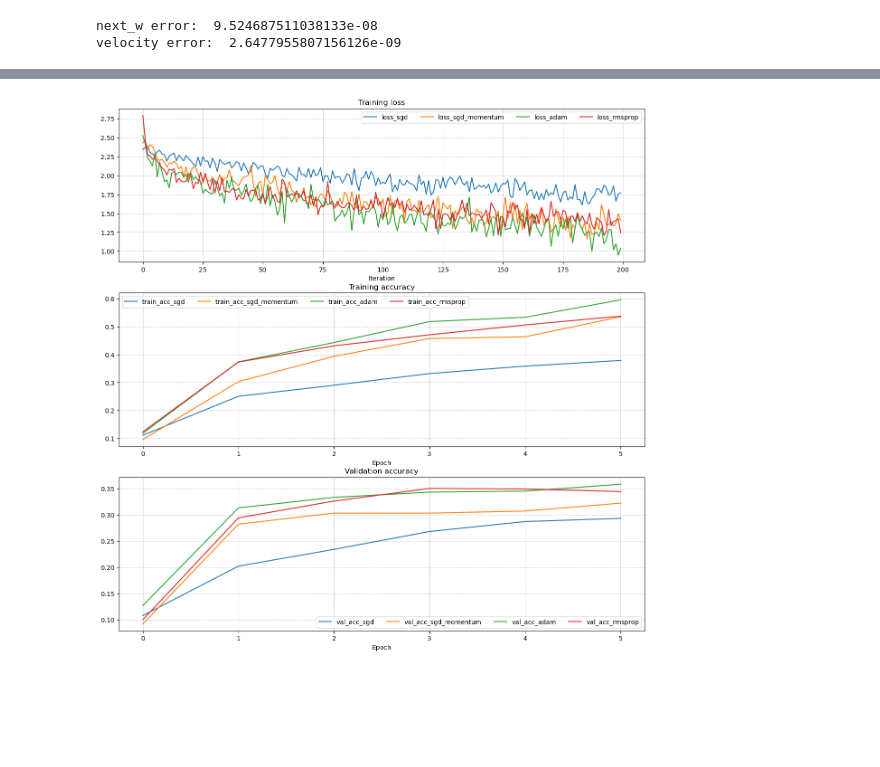
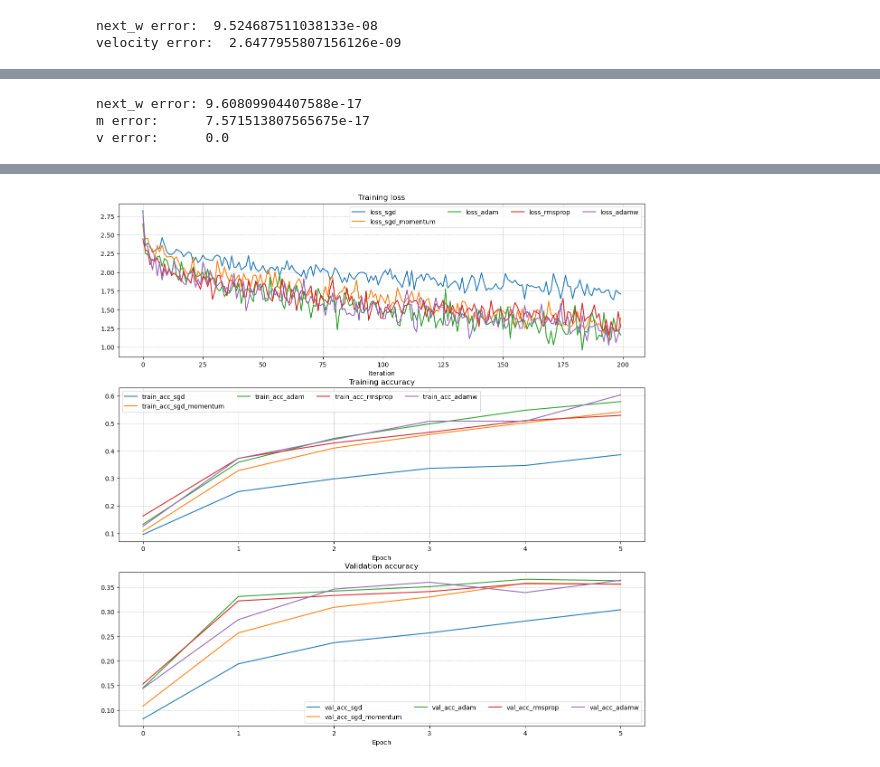
Before and after one commit to TuLa-1031/deep-learning-training, a Jupyter notebook: minigrad/FullyConnectedNet.ipynb, the cells around one changed output, grey strips where cells are left out. Drawn from its saved outputs; the diff is of its cells as text; code cells hidden in the pictures; blank space fills up the shorter version.

```diff
--- a/minigrad/FullyConnectedNet.ipynb
+++ b/minigrad/FullyConnectedNet.ipynb
@@ -354,6 +349,57 @@ m error:  4.214963193114416e-09
+# %%
+from optim import adamw
+import numpy as np
+
+def rel_error(x, y):
+    return np.max(np.abs(x - y) / np.maximum(1e-8, np.abs(x) + np.abs(y)))
+
+# Dimensions
+N, D = 4, 5
+
+# Weights & gradients
+w  = np.linspace(-0.4, 0.6, N * D).reshape(N, D)
+dw = np.linspace(-0.6, 0.4, N * D).reshape(N, D)
+
+# Initial AdamW state
+m = np.linspace(0.6, 0.9, N * D).reshape(N, D)
+v = np.linspace(0.7, 0.5, N * D).reshape(N, D)
+
+config = {
+    "learning_rate": 1e-2,
+    "beta1": 0.9,
+    "beta2": 0.999,
+    "epsilon": 1e-8,
+    "weight_decay": 0.1,
+    "m": m,
+    "v": v,
+    "t": 5,
+}
+
+# Run AdamW
+next_w, config = adamw(w, dw, config)
+
+expected_m = 0.9 * m + 0.1 * dw
+expected_v = 0.999 * v + 0.001 * (dw ** 2)
+
+t = 6
+m_hat = expected_m / (1 - 0.9 ** t)
+v_hat = expected_v / (1 - 0.999 ** t)
+
+expected_next_w = w - 1e-2 * (
+    m_hat / (np.sqrt(v_hat) + 1e-8) + 0.1 * w
+)
+
+# ===== Errors =====
+print("next_w error:", rel_error(expected_next_w, next_w))
+print("m error:     ", rel_error(expected_m, config["m"]))
+print("v error:     ", rel_error(expected_v, config["v"]))
+# %% [output]
+next_w error: 9.60809904407588e-17
+m error:      7.571513807565675e-17
+v error:      0.0
 # %%
-learning_rate = {'rmsprop': 1e-4, 'adam': 1e-3}
-for update_rule in ['adam', 'rmsprop']:
+learning_rate = {'rmsprop': 1e-4, 'adam': 1e-3, 'adamw': 1e-3}
+for update_rule in ['adam', 'rmsprop' , 'adamw']:
     print('Runing with ', update_rule)
     model = FullyConnectedNet(
         [100, 100, 100, 100, 100],
@@ -408,4 +454,4 @@ Runing with  adam
-[figure, old version]
+[figure, new version]
 # %%
 best_model = None
 
```
Also changed, not shown: parts of 8 cells of this notebook, 7 other files.
